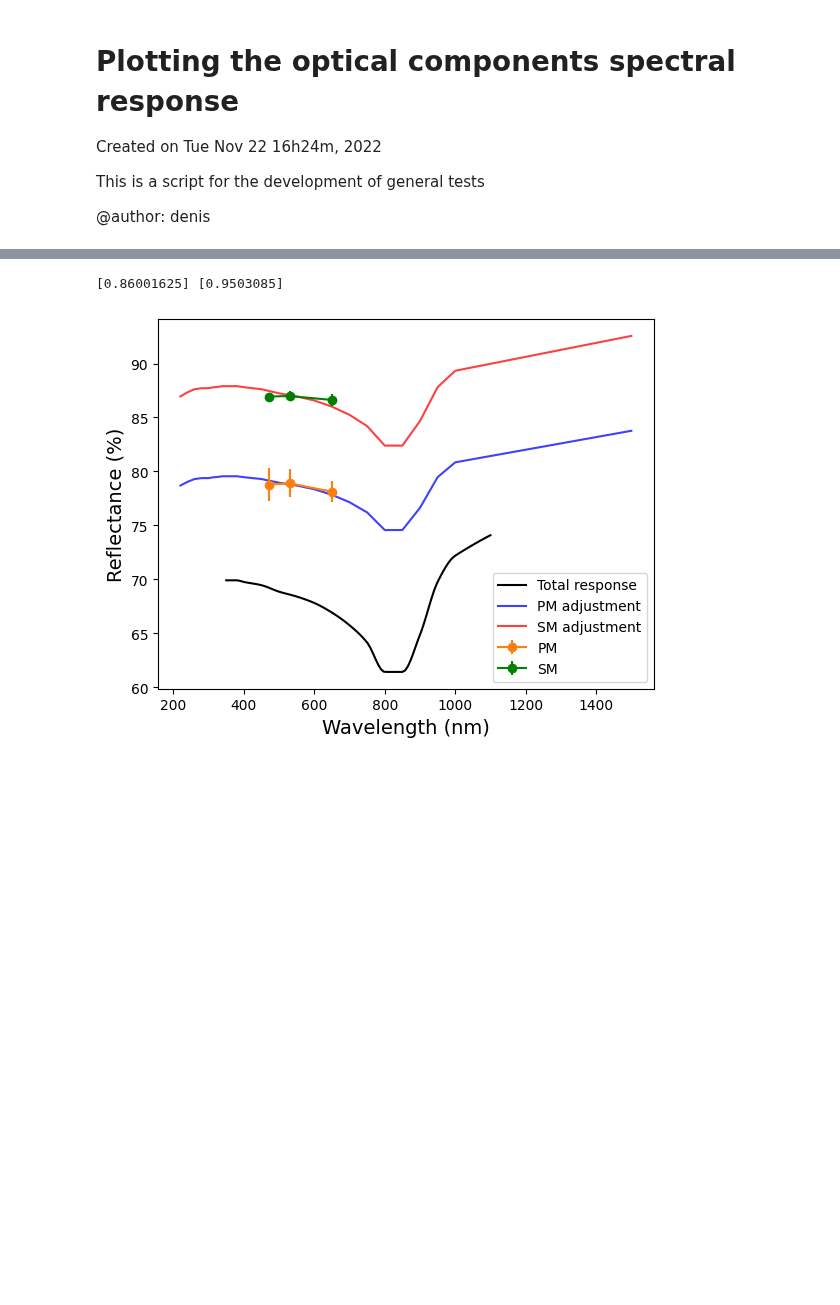
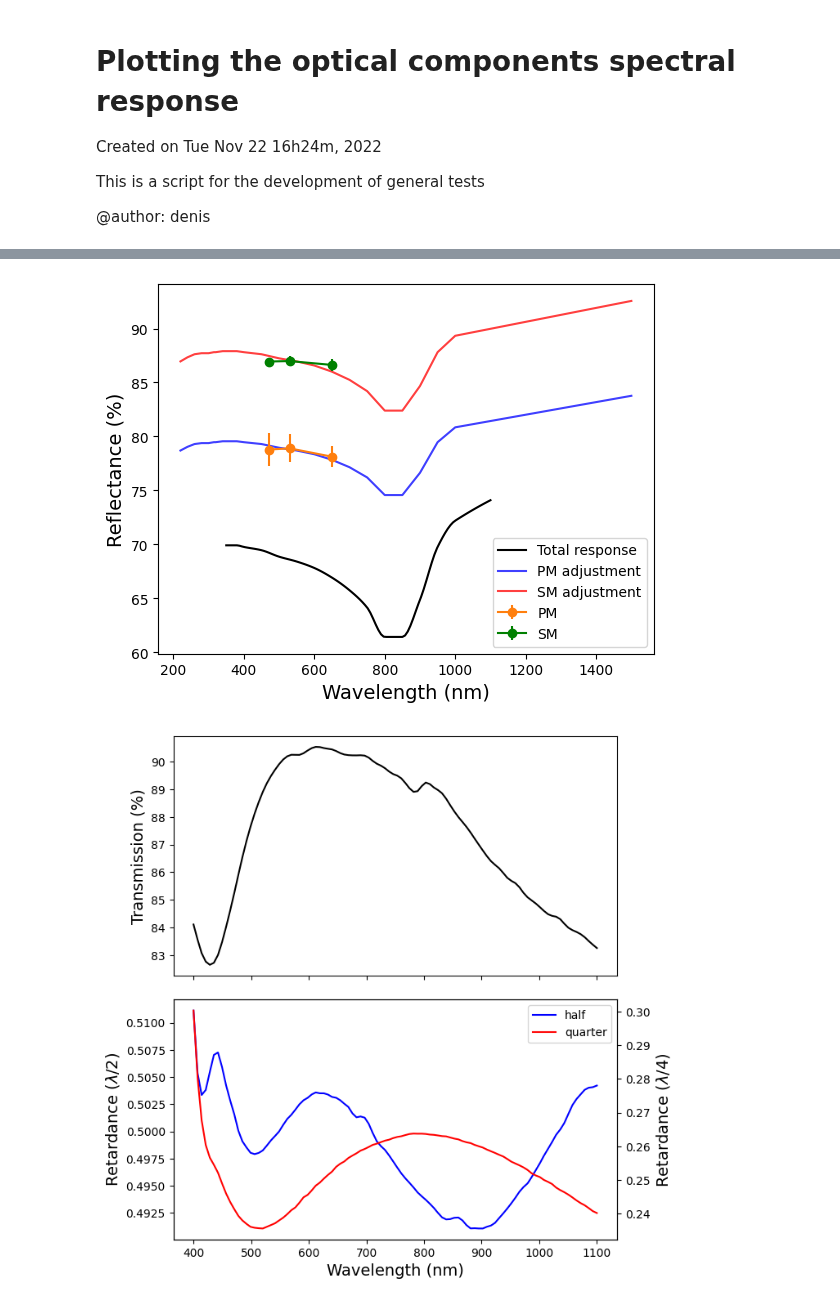
Before and after one commit to DBernardes/AIS, a Jupyter notebook: notebook/spectral_responses.ipynb, the cells around one changed output, grey strips where cells are left out. Drawn from its saved outputs; the diff is of its cells as text; code cells hidden in the pictures; blank space fills up the shorter version.

```diff
--- a/notebook/spectral_responses.ipynb
+++ b/notebook/spectral_responses.ipynb
@@ -328,10 +333,11 @@ plt.errorbar(wv, M2, M2_std, c="g", label="SM", fmt="o-")
 plt.legend(loc="lower right")
 plt.xlabel("Wavelength (nm)", fontsize=fontsize)
 plt.ylabel("Reflectance (%)", fontsize=fontsize)
-plt.savefig(os.path.join("figures", "adjust_aluminium_curve.png"), dpi=300)
+plt.savefig(
+    os.path.join("figures", "adjust_aluminium_curve.png"), dpi=300, bbox_inches="tight"
+)
 plt.show()
 # %% [output]
-[0.86001625] [0.9503085]
 [figure]
 # %%
 # SPECTRAL RESPONSES OF THE POLARIMETRIC COMPONENTS
@@ -418,34 +424,40 @@ ch = Channel(1)
 ch.obj_wavelength = wv
 trans = ch.get_spectral_response(wv, "retarder.csv") * 100
 half = ch._get_spectral_response_custom("retarder_phase_diff_half.csv", "Retardance")
 quarter = ch._get_spectral_response_custom(
     "retarder_phase_diff_quarter.csv", "Retardance"
 )
 
 csv = os.path.join(
     "..", "AIS", "Spectral_Response", "channel", "retarder_phase_diff_quarter.csv"
 )
 ss = pd.read_csv(csv)
 
 fig, axs = plt.subplots(2, 1, sharex=True, figsize=(7, 8))
 fig.subplots_adjust(hspace=0.1)
 
 ax0 = axs[0]
 ax0.plot(wv, trans, "k")
 ax0.set_ylabel("Transmission (%)", fontsize=fontsize)
 
 ax1 = axs[1]
 ax1.plot(wv, half, "b", label="half")
 ax1.set_xlabel("Wavelength (nm)", fontsize=fontsize)
 ax1.set_ylabel(r"Retardance ($\lambda/2$)", fontsize=fontsize)
 
 ax2 = ax1.twinx()
 ax2.plot(wv, quarter, "r", label="quarter")
 # ax2.plot(ss["Wavelength (nm)"], ss["Retardance"], "o")
 ax2.set_ylabel(r"Retardance ($\lambda/4$)", fontsize=fontsize)
 fig.legend(loc="upper right", bbox_to_anchor=(1, 1), bbox_transform=ax1.transAxes)
-plt.savefig(os.path.join("figures/lamina_retardadora_transmissao.png"), dpi=300)
+plt.savefig(
+    os.path.join("figures/lamina_retardadora_transmissao.png"),
+    dpi=300,
+    bbox_inches="tight",
+)
 plt.show()
+# %% [output]
+[figure, added]
 # %%
 # DEPOLARIZER: PHASE SHIFT LINEAR ADJUSTMENT
 import os
```
Also changed, not shown: parts of 5 cells of this notebook, 6 other files.
